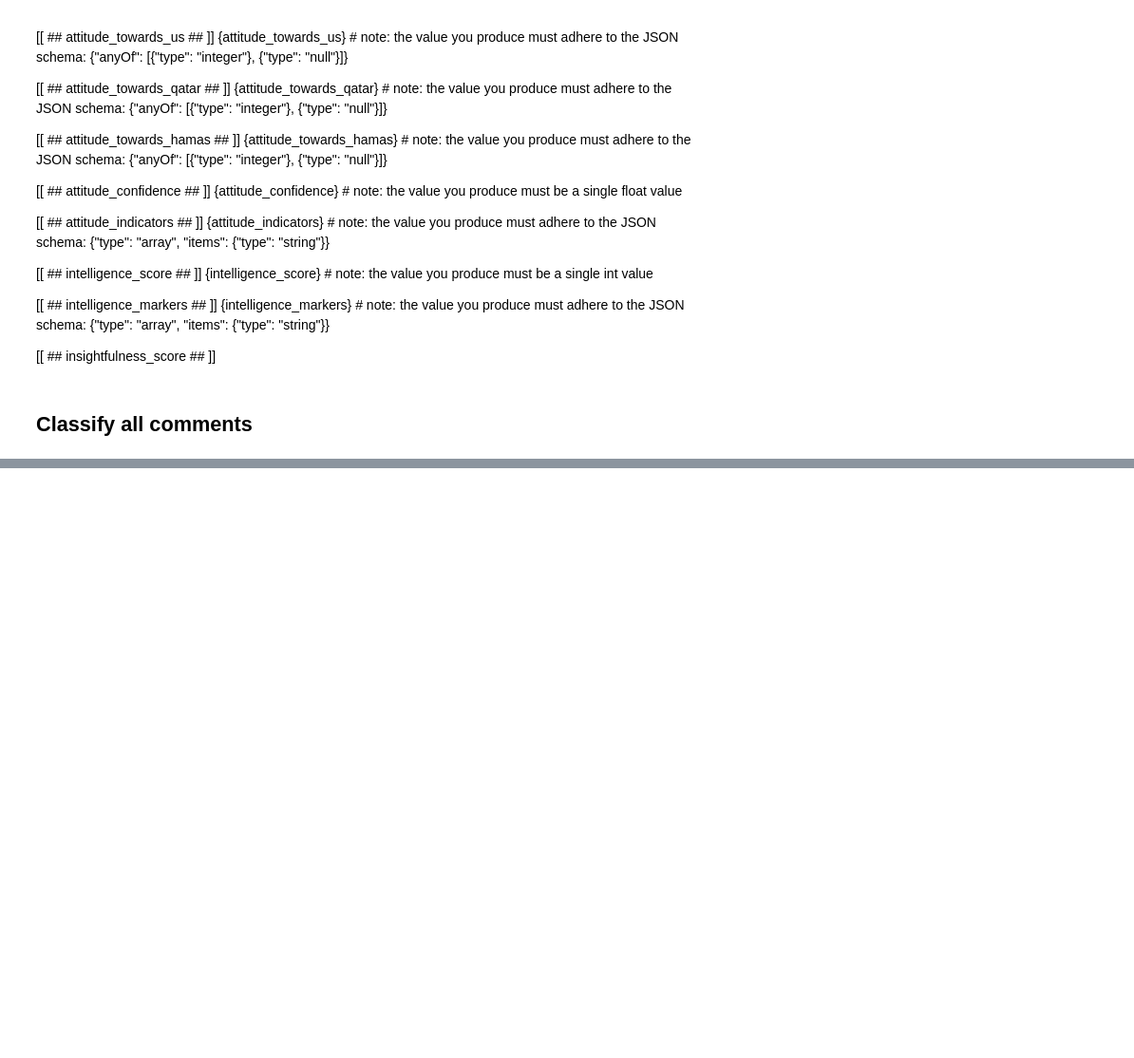
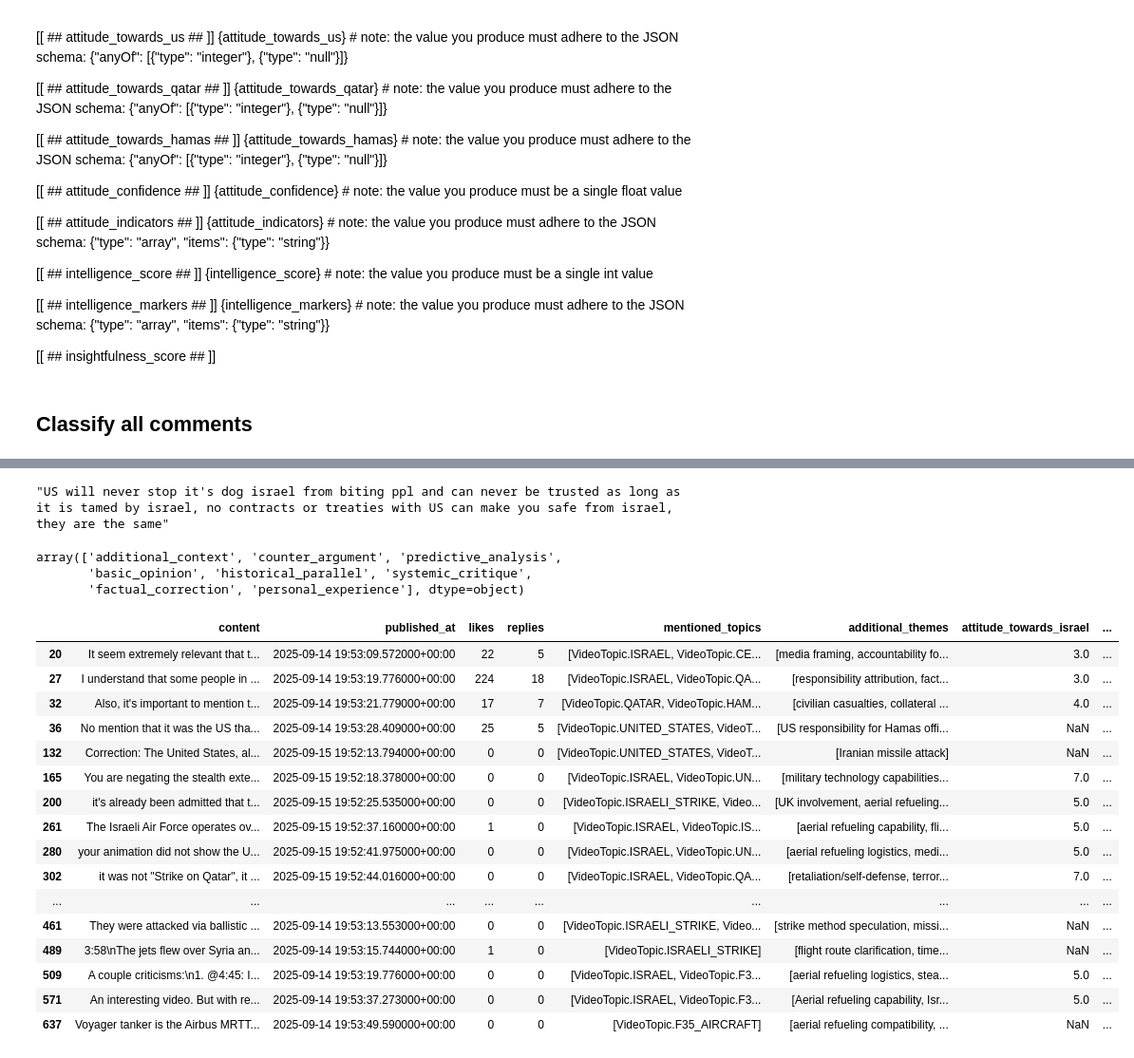
Before and after one commit to alexsanya/geopolitics-reading-glass, a Jupyter notebook: CommentsClassification.ipynb, the cells around one changed output, grey strips where cells are left out. Shown at 95% size. Drawn from its saved outputs; the diff is of its cells as text; code cells hidden in the pictures; blank space fills up the shorter version.

Commit message:
classify all comments and backup dataframe

```diff
--- a/DataAnalyze.ipynb
+++ b/CommentsClassification.ipynb
@@ -733,0 +757,7 @@ Processed 10 total comments
+# %%
+all_relevant_comments = all_relevant_comments.assign(additional_themes=[item.additional_themes for item in all_results])
+# %%
+all_relevant_comments = all_relevant_comments.assign(attitude_towards_israel=[item.attitude_towards_israel for item in all_results])
+# %%
+for k in all_results[0].keys()[4:]:
+    all_relevant_comments = all_relevant_comments.assign(k=[item[k] for item in all_results])
@@ -733,0 +792,5 @@ Processed 10 total comments
+# %%
+for k in list(all_results[0].keys())[4:]:
+    all_relevant_comments = all_relevant_comments.assign(**{
+        k: [item[k] for item in all_results]
+    })
@@ -733,0 +871,30 @@ Processed 10 total comments
+# %%
+all_relevant_comments.loc[396].content
+# %% [output]
+"US will never stop it's dog israel from biting ppl and can never be trusted as long as it is tamed by israel, no contracts or treaties with US can make you safe from israel, they are the same"
+# %%
+all_relevant_comments['insight_type'].unique()
+# %% [output]
+array(['additional_context', 'counter_argument', 'predictive_analysis',
+       'basic_opinion', 'historical_parallel', 'systemic_critique',
+       'factual_correction', 'personal_experience'], dtype=object)
+# %%
+all_relevant_comments[all_relevant_comments['insight_type'] == 'factual_correction']
+# %% [output]
+|  | content | published_at | likes | replies | mentioned_topics | additional_themes | attitude_towards_israel | ... |
+| 20 | It seem extremely relevant that t... | 2025-09-14 19:53:09.572000+00:00 | 22 | 5 | [VideoTopic.ISRAEL, VideoTopic.CE... | [media framing, accountability fo... | 3.0 | ... |
+| 27 | I understand that some people in ... | 2025-09-14 19:53:19.776000+00:00 | 224 | 18 | [VideoTopic.ISRAEL, VideoTopic.QA... | [responsibility attribution, fact... | 3.0 | ... |
+| 32 | Also, it's important to mention t... | 2025-09-14 19:53:21.779000+00:00 | 17 | 7 | [VideoTopic.QATAR, VideoTopic.HAM... | [civilian casualties, collateral ... | 4.0 | ... |
+| 36 | No mention that it was the US tha... | 2025-09-14 19:53:28.409000+00:00 | 25 | 5 | [VideoTopic.UNITED_STATES, VideoT... | [US responsibility for Hamas offi... | NaN | ... |
+| 132 | Correction: The United States, al... | 2025-09-15 19:52:13.794000+00:00 | 0 | 0 | [VideoTopic.UNITED_STATES, VideoT... | [Iranian missile attack] | NaN | ... |
+| 165 | You are negating the stealth exte... | 2025-09-15 19:52:18.378000+00:00 | 0 | 0 | [VideoTopic.ISRAEL, VideoTopic.UN... | [military technology capabilities... | 7.0 | ... |
+| 200 | it's already been admitted that t... | 2025-09-15 19:52:25.535000+00:00 | 0 | 0 | [VideoTopic.ISRAELI_STRIKE, Video... | [UK involvement, aerial refueling... | 5.0 | ... |
+| 261 | The Israeli Air Force operates ov... | 2025-09-15 19:52:37.160000+00:00 | 1 | 0 | [VideoTopic.ISRAEL, VideoTopic.IS... | [aerial refueling capability, fli... | 5.0 | ... |
+| 280 | your animation did not show the U... | 2025-09-15 19:52:41.975000+00:00 | 0 | 0 | [VideoTopic.ISRAEL, VideoTopic.UN... | [aerial refueling logistics, medi... | 5.0 | ... |
+| 302 | it was not "Strike on Qatar", it ... | 2025-09-15 19:52:44.016000+00:00 | 0 | 0 | [VideoTopic.ISRAEL, VideoTopic.QA... | [retaliation/self-defense, terror... | 7.0 | ... |
+| ... | ... | ... | ... | ... | ... | ... | ... | ... |
+| 461 | They were attacked via ballistic ... | 2025-09-14 19:53:13.553000+00:00 | 0 | 0 | [VideoTopic.ISRAELI_STRIKE, Video... | [strike method speculation, missi... | NaN | ... |
+| 489 | 3:58\nThe jets flew over Syria an... | 2025-09-14 19:53:15.744000+00:00 | 1 | 0 | [VideoTopic.ISRAELI_STRIKE] | [flight route clarification, time... | NaN | ... |
+| 509 | A couple criticisms:\n1. @4:45: I... | 2025-09-14 19:53:19.776000+00:00 | 0 | 0 | [VideoTopic.ISRAEL, VideoTopic.F3... | [aerial refueling logistics, stea... | 5.0 | ... |
+| 571 | An interesting video. But with re... | 2025-09-14 19:53:37.273000+00:00 | 0 | 0 | [VideoTopic.ISRAEL, VideoTopic.F3... | [Aerial refueling capability, Isr... | 5.0 | ... |
+| 637 | Voyager tanker is the Airbus MRTT... | 2025-09-14 19:53:49.590000+00:00 | 0 | 0 | [VideoTopic.F35_AIRCRAFT] | [aerial refueling compatibility, ... | NaN | ... |
```
Also changed, not shown: parts of 32 cells of this notebook, 5 other files.
